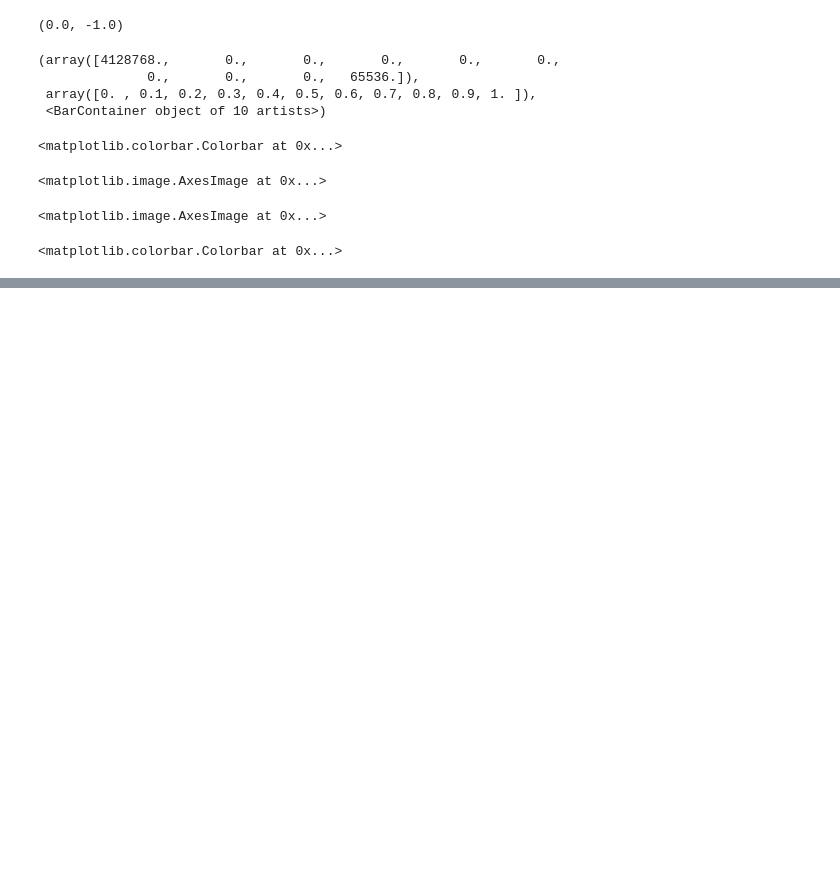
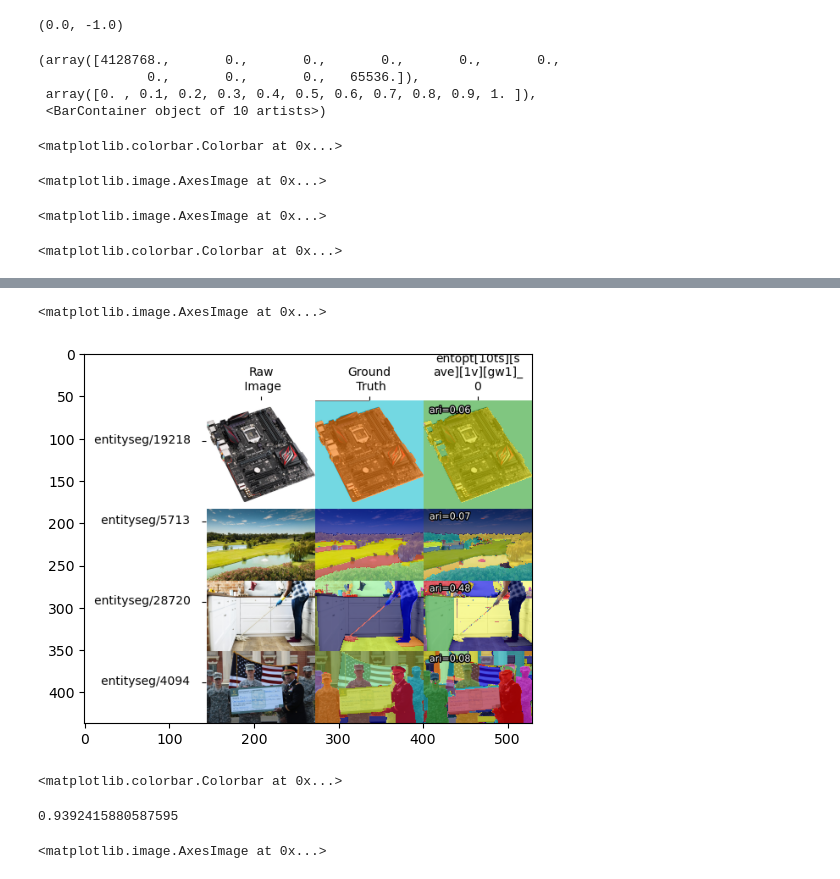
Before and after one commit to JakobLC/diffusion2, a Jupyter notebook: nice_script3.ipynb, the cells around one changed output, grey strips where cells are left out. Cells and saved outputs as stored; diff of their text form; code cells hidden in the pictures; blank space fills up the shorter version.

```diff
--- a/nice_script3.ipynb
+++ b/nice_script3.ipynb
@@ -2256,0 +2262,22 @@ plt.colorbar()
+# %%
+%load_ext autoreload
+%autoreload 2
+%matplotlib inline
+import os,sys
+import numpy as np
+from source.eval_and_plotting import DiffSamples, SavedSamples, SavedSamplesManager
+sys.path.append('./source/')
+import matplotlib.pyplot as plt
+
+import jlc
+import torch
+import tqdm
+import copy
+import numpy as np
+gen_id = "entopt[10ts][save][1v][gw1]_0"
+ss = DiffSamples(gen_id=gen_id,is_ambiguous=False)
+ss.load_heavy_data()
+ss.load_heavy_image_gt()
+ss.crop_padding()
+for i in range(len(ss)):
+    ss.heavy_data[i]["pred_int"] = ss.heavy_data[i]["pred_int"][0,0,:,:,None]
@@ -2256,0 +2310,30 @@ plt.colorbar()
+# %%
+ssm = SavedSamplesManager(ss)
+plt.imshow(ssm.plot_qual_seg())
+# %% [output]
+<matplotlib.image.AxesImage at 0x...>
+[figure, added]
+# %%
+i = 0
+gt = ss.heavy_data[i]["gt"]
+pred = ss.heavy_data[i]["pred_int"]
+plt.figure(figsize=(15,7))
+plt.subplot(1,2,1)
+plt.imshow(gt,cmap="viridis")
+plt.colorbar()
+plt.subplot(1,2,2)
+plt.imshow(pred.cpu().numpy(),cmap="viridis")
+plt.colorbar()
+# %% [output]
+<matplotlib.colorbar.Colorbar at 0x...>
+# %%
+from source.utils.metric_and_loss import adjusted_rand_score
+
+adjusted_rand_score(pred.cpu().flatten().numpy(),gt.flatten())
+# %% [output]
+0.9392415880587595
+# %%
+%matplotlib qt
+plt.imshow(pred.cpu().numpy(),cmap="viridis")
+# %% [output]
+<matplotlib.image.AxesImage at 0x...>
```
Also changed, not shown: parts of 11 cells of this notebook, 5 other files.
